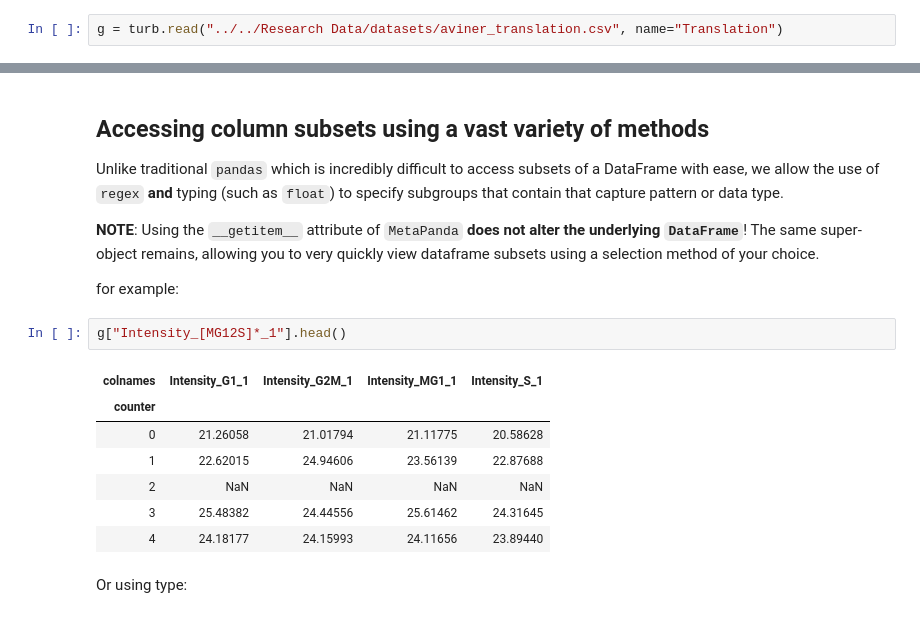
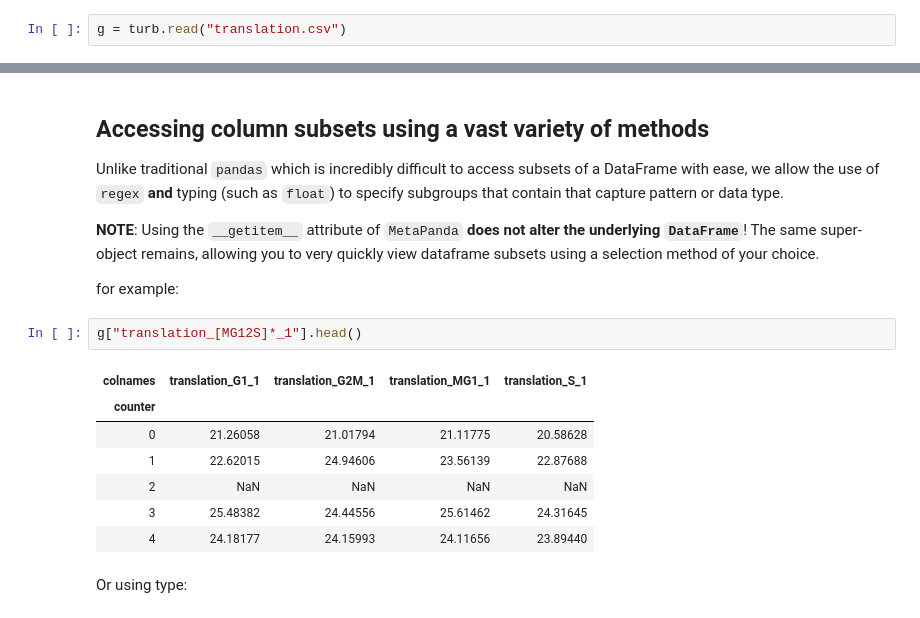
Before and after one commit to gregparkes/turbopanda, a Jupyter notebook: examples/notebook1.ipynb, the cells around one changed output, grey strips where cells are left out. Saved outputs shown, nothing was run; the diff lists cells and outputs as text.

```diff
--- a/examples/notebook1.ipynb
+++ b/examples/notebook1.ipynb
@@ -23,7 +24,7 @@ By default, if there isa **metadata** file also present, this will be read in.
 
 `MetaPanda` can be given a name to have, or alternatively it will just adopt the name of the file.
 # %%
-g = turb.read("../../Research Data/datasets/aviner_translation.csv", name="Translation")
+g = turb.read("translation.csv")
 # %% [markdown]
 By default data types are automatically tuned down to the smallest integer, if possible. Errors are ignored.
 
@@ -82,9 +83,9 @@ Unlike traditional `pandas` which is incredibly difficult to access subsets of a
 
 for example:
 # %%
-g["Intensity_[MG12S]*_1"].head()
+g["translation_[MG12S]*_1"].head()
 # %% [output]
-| colnames | Intensity_G1_1 | Intensity_G2M_1 | Intensity_MG1_1 | Intensity_S_1 |
+| colnames | translation_G1_1 | translation_G2M_1 | translation_MG1_1 | translation_S_1 |
 | counter |  |  |  |  |
 | 0 | 21.26058 | 21.01794 | 21.11775 | 20.58628 |
 | 1 | 22.62015 | 24.94606 | 23.56139 | 22.87688 |
```
Also changed, not shown: parts of 27 cells of this notebook, 11 other files.
